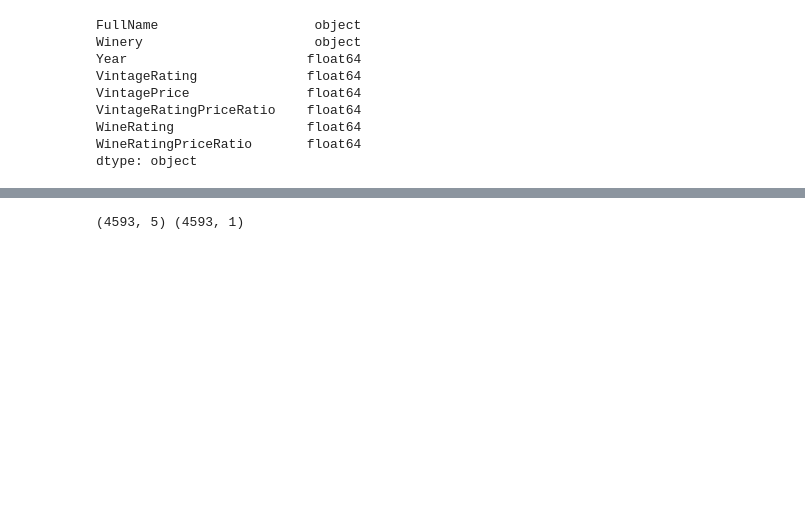
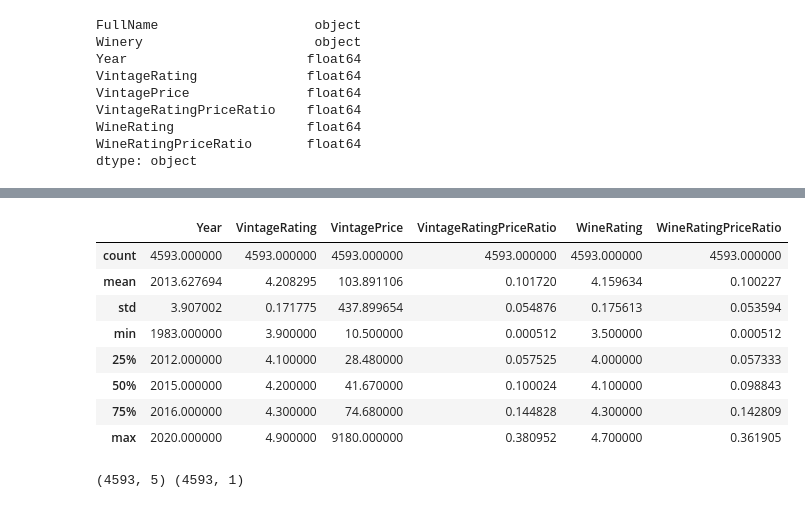
Before and after one commit to carolinaroca007/Group1_Final, a Jupyter notebook: Segment_2-LinearRegression.ipynb, the cells around one changed output, grey strips where cells are left out. Cells and saved outputs as stored; diff of their text form; code cells hidden in the pictures; blank space fills up the shorter version.

```diff
--- a/Segment_2-LinearRegression.ipynb
+++ b/Segment_2-LinearRegression.ipynb
@@ -69,3 +87,15 @@ dtype: object
+# %%
+clean_df.describe()
+# %% [output]
+|  | Year | VintageRating | VintagePrice | VintageRatingPriceRatio | WineRating | WineRatingPriceRatio |
+| count | 4593.000000 | 4593.000000 | 4593.000000 | 4593.000000 | 4593.000000 | 4593.000000 |
+| mean | 2013.627694 | 4.208295 | 103.891106 | 0.101720 | 4.159634 | 0.100227 |
+| std | 3.907002 | 0.171775 | 437.899654 | 0.054876 | 0.175613 | 0.053594 |
+| min | 1983.000000 | 3.900000 | 10.500000 | 0.000512 | 3.500000 | 0.000512 |
+| 25% | 2012.000000 | 4.100000 | 28.480000 | 0.057525 | 4.000000 | 0.057333 |
+| 50% | 2015.000000 | 4.200000 | 41.670000 | 0.100024 | 4.100000 | 0.098843 |
+| 75% | 2016.000000 | 4.300000 | 74.680000 | 0.144828 | 4.300000 | 0.142809 |
+| max | 2020.000000 | 4.900000 | 9180.000000 | 0.380952 | 4.700000 | 0.361905 |
 # %%
 # "FullName", "Winery",
 X = clean_df[[ "Year", "VintagePrice", "VintageRatingPriceRatio", "WineRating", "WineRatingPriceRatio"]]
```
Also changed, not shown: parts of 3 cells of this notebook.
